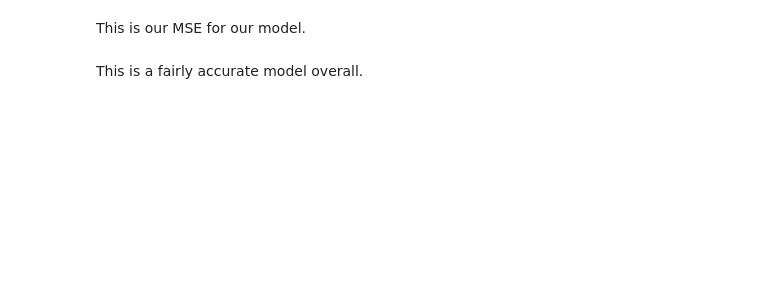
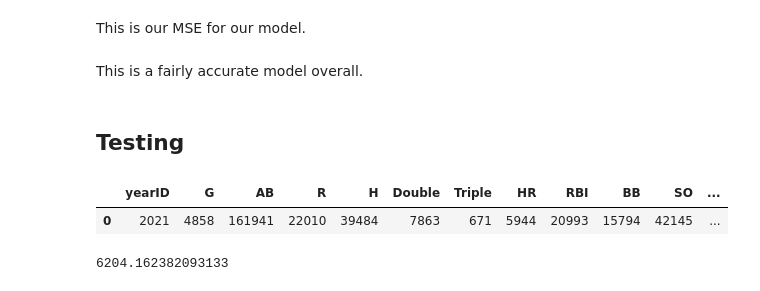
Before and after one commit to dswetlik/BaseballHRPrediction, a Jupyter notebook: BaseballReport.ipynb, the cells around one changed output. Drawn from its saved outputs; the diff is of its cells as text; code cells hidden in the pictures; blank space fills up the shorter version.

Commit message:
Testing Complete

```diff
--- a/BaseballReport.ipynb
+++ b/BaseballReport.ipynb
@@ -467,3 +471,17 @@ Accuracy: -0.074 (0.208)
 This is our MSE for our model.
 # %% [markdown]
 This is a fairly accurate model overall.
+# %% [markdown]
+## Testing
+# %%
+baseball2021 = pd.read_csv("https://raw.githubusercontent.com/dswetlik/BaseballHRPrediction/master/2021Batting.csv")
+baseball2021
+# %% [output]
+|  | yearID | G | AB | R | H | Double | Triple | HR | RBI | BB | SO | ... |
+| 0 | 2021 | 4858 | 161941 | 22010 | 39484 | 7863 | 671 | 5944 | 20993 | 15794 | 42145 | ... |
+# %%
+mod = skl_lm.LinearRegression()
+Y_pred = mod.fit(newBaseball.iloc[:,[3,5,8,9,10,11]], newBaseball.HR).predict(baseball2021.iloc[:,[3,5,8,9,10,11]])
+Y_pred[0]
+# %% [output]
+6204.162382093133
```
Also changed, not shown: parts of 5 cells of this notebook.
